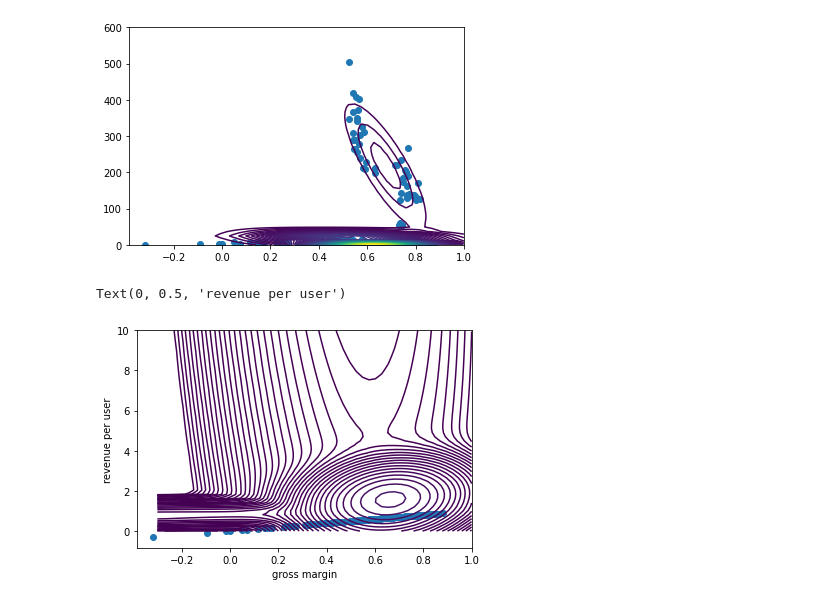
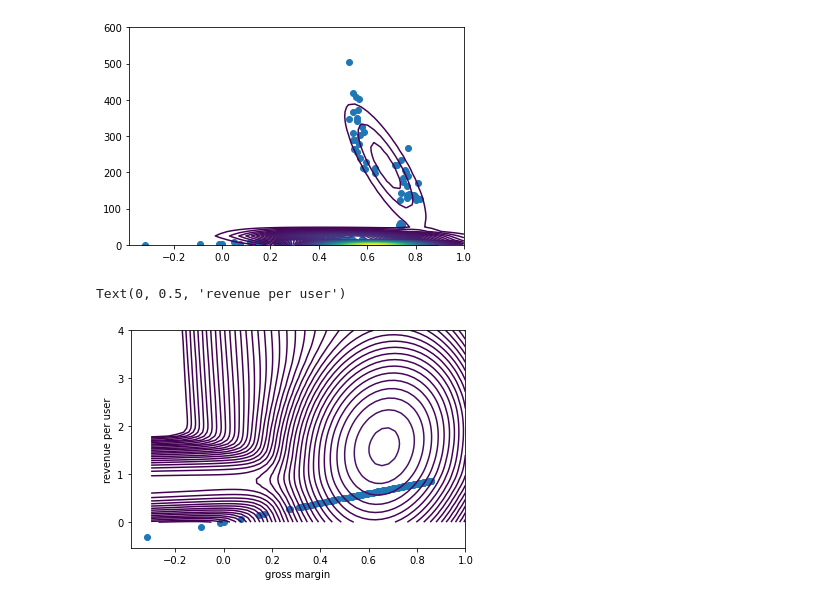
Before and after one commit to kambielawski/uciml_data_analysis, a Jupyter notebook: companies_scratchpad.ipynb, the cells around one changed output. Cells and saved outputs as stored; diff of their text form; code cells hidden in the pictures.

Commit message:
classification plots

```diff
--- a/companies_scratchpad.ipynb
+++ b/companies_scratchpad.ipynb
@@ -590,21 +598,21 @@ plt.show()
 # %%
 # we can see one of the gaussians appear for companies that have a very high rev/user
 # clearly a little chaotic near the low values of revenue/user.
-# let's try to filter out companies that have more than ~$50 rev/user
+# let's try to filter out companies that have more than ~$4 rev/user
 
-displaydata['revenue_per_user'] = displaydata.drop(data.loc[data['revenue_per_user'] > 10].index)
+displaydata['revenue_per_user'] = displaydata.drop(data.loc[data['revenue_per_user'] > 4].index)
 
-X, Y = np.meshgrid(np.linspace(-0.3, 1), np.linspace(0, 10))
+X, Y = np.meshgrid(np.linspace(-0.3, 1), np.linspace(0, 4))
 XX = np.array([X.ravel(), Y.ravel()]).T
 Z = getprob(XX, weights, means, cov_matrices)
 Z = Z.reshape((50, 50))
 
 contour_Zs = [10**e for e in np.linspace(-5, 1)]
 
 plt.contour(X, Y, Z, contour_Zs)
 plt.scatter(displaydata['gross_margin'], displaydata['revenue_per_user'])
 plt.xlabel('gross margin')
 plt.ylabel('revenue per user')
 # %% [output]
 Text(0, 0.5, 'revenue per user')
-[figure, old version]
+[figure, new version]
```
Also changed, not shown: parts of 9 cells of this notebook.
